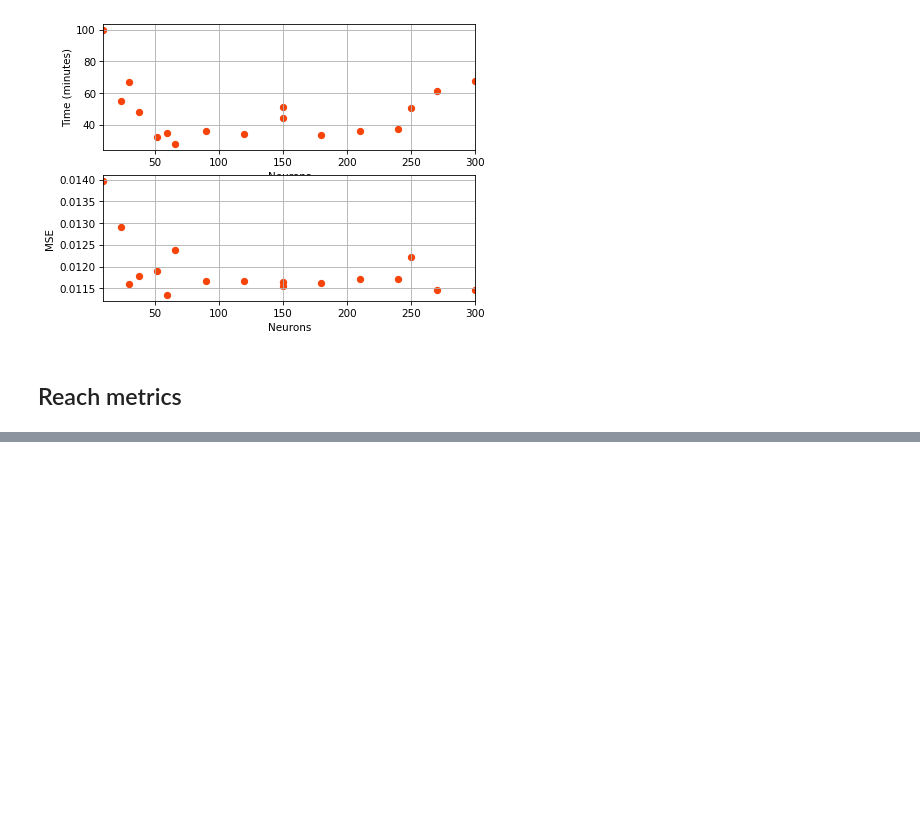
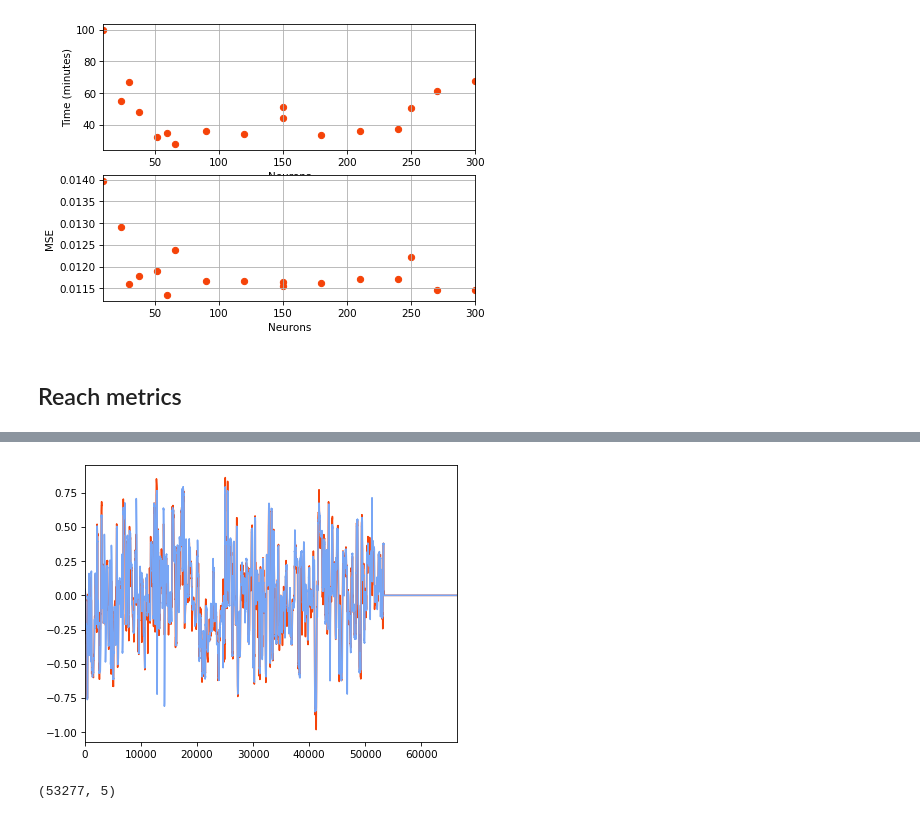
Before and after one commit to PAUL-BERNARD/Bernard2024_ICANN_prosthesis_reservoir, a Jupyter notebook: 3_lstm.ipynb, the cells around one changed output, grey strips where cells are left out. Cells and saved outputs as stored; diff of their text form; code cells hidden in the pictures; blank space fills up the shorter version.

Commit message:
Reach metrics for LSTM

```diff
--- a/3_lstm.ipynb
+++ b/3_lstm.ipynb
@@ -492,3 +495,22 @@ plt.show()
 [figure]
 # %% [markdown]
 ## Reach metrics
+# %%
+from utils import metrics
+
+def get_model(n):
+
+    if os.path.exists(f"./models/lstm_seed={2504+n}_neurons={n}.pickle"):
+        print(2504)
+        with open(f"./models/lstm_seed={2504+n}_neurons={n}.pickle", "rb") as file:
+            model = pickle.load(file)
+    elif os.path.exists(f"./models/lstm_seed={260_418+n}_neurons={n}.pickle"):
+        print(260_418)
+        with open(f"./models/lstm_seed={260_418+n}_neurons={n}.pickle", "rb") as file:
+            model = pickle.load(file)
+    else:
+        raise ChildProcessError
+
+    return model
+
+_ = get_model(30)
@@ -494,0 +519,4 @@ plt.show()
+# %%
+model60 = get_model(60)
+
+Y_pred = model60.call(X_test)
@@ -494,0 +526,7 @@ plt.show()
+# %%
+plt.figure()
+plt.plot(Y_pred[0, :, 0])
+plt.plot(Y_test[0, :, 0])
+plt.show()
+# %% [output]
+[figure, added]
@@ -494,0 +539,4 @@ plt.show()
+# %%
+Y_pred_[0].shape
+# %% [output]
+(53277, 5)
```
Also changed, not shown: parts of 14 cells of this notebook.
